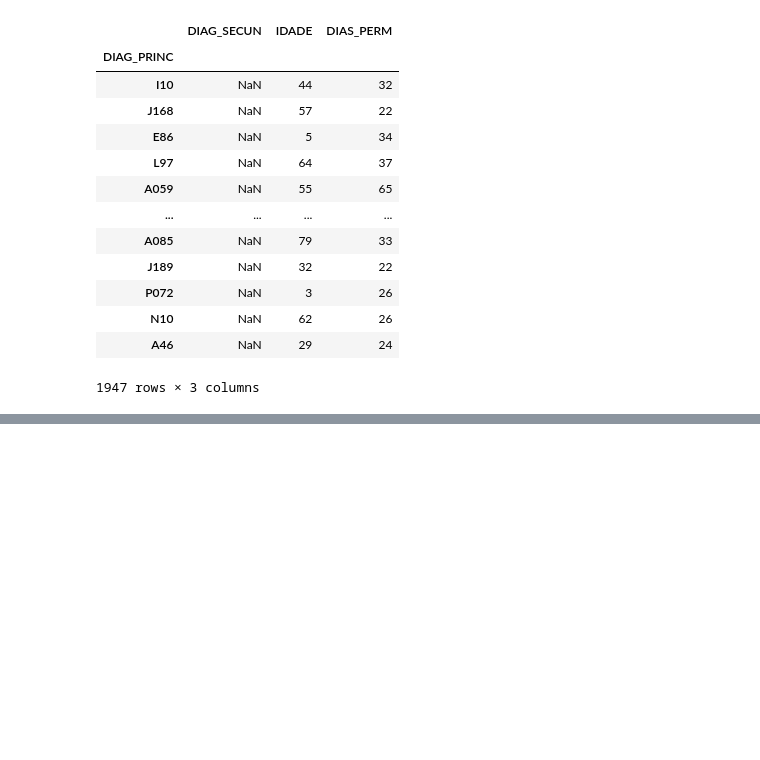
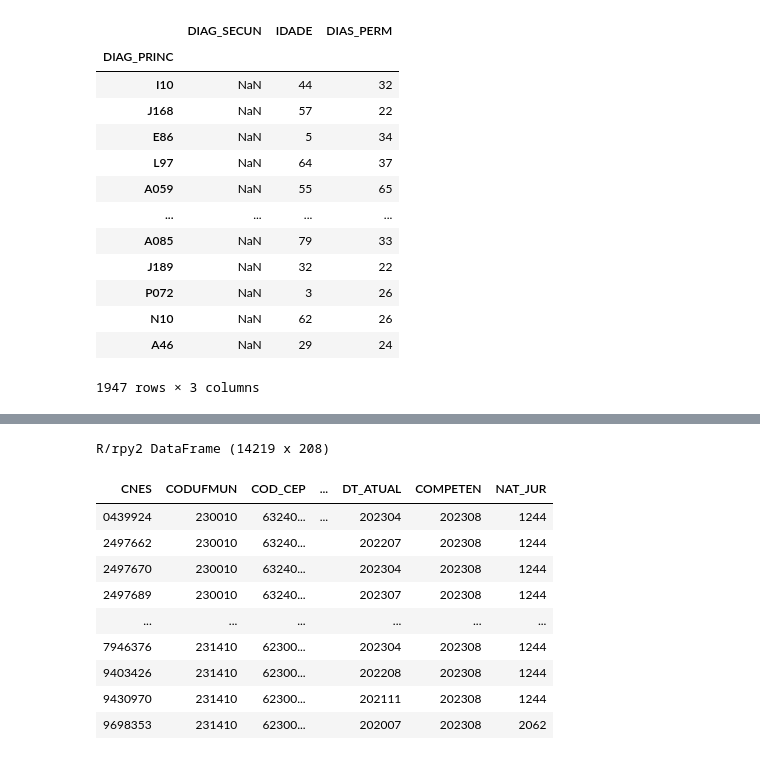
Before and after one commit to humbertocarmona/pyopensus, a Jupyter notebook: notebooks/preliminar.ipynb, the cells around one changed output, grey strips where cells are left out. Cells and saved outputs as stored; diff of their text form; code cells hidden in the pictures; blank space fills up the shorter version.

```diff
--- a/notebooks/preliminar.ipynb
+++ b/notebooks/preliminar.ipynb
@@ -312,0 +378,14 @@ ex1.set_index("DIAG_PRINC")
+# %%
+ex
+# %% [output]
+R/rpy2 DataFrame (14219 x 208)
+| CNES | CODUFMUN | COD_CEP | ... | DT_ATUAL | COMPETEN | NAT_JUR |
+| 0439924 | 230010 | 63240... | ... | 202304 | 202308 | 1244 |
+| 2497662 | 230010 | 63240... |  | 202207 | 202308 | 1244 |
+| 2497670 | 230010 | 63240... |  | 202304 | 202308 | 1244 |
+| 2497689 | 230010 | 63240... |  | 202307 | 202308 | 1244 |
+| ... | ... | ... |  | ... | ... | ... |
+| 7946376 | 231410 | 62300... |  | 202304 | 202308 | 1244 |
+| 9403426 | 231410 | 62300... |  | 202208 | 202308 | 1244 |
+| 9430970 | 231410 | 62300... |  | 202111 | 202308 | 1244 |
+| 9698353 | 231410 | 62300... |  | 202007 | 202308 | 2062 |
```
Also changed, not shown: parts of 15 cells of this notebook, 3 other files.
